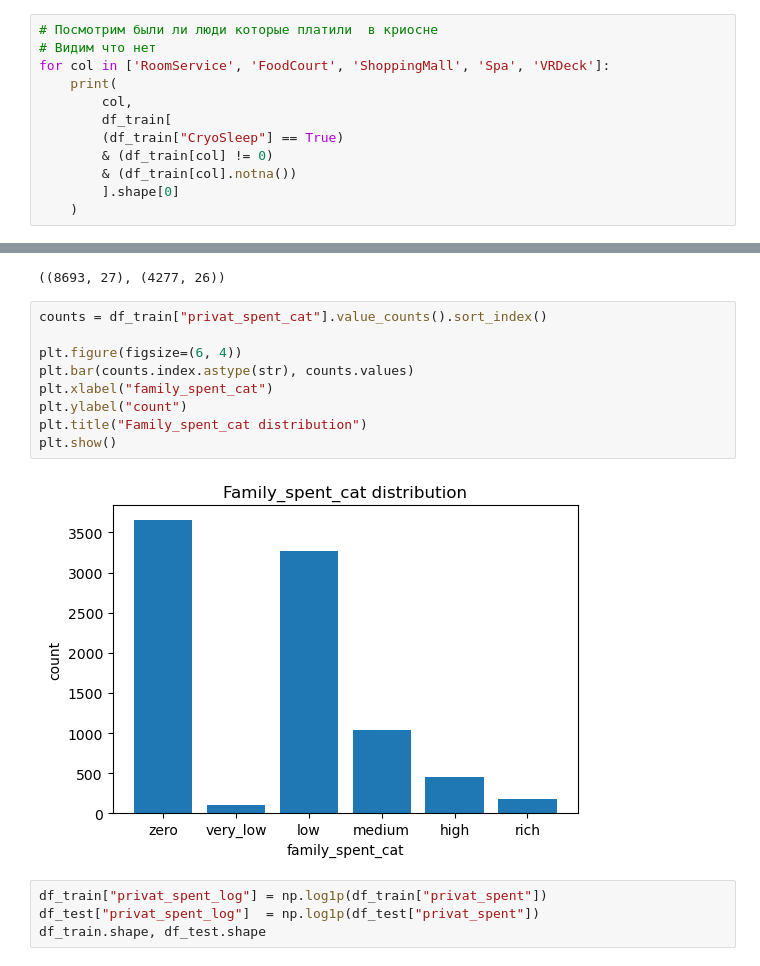
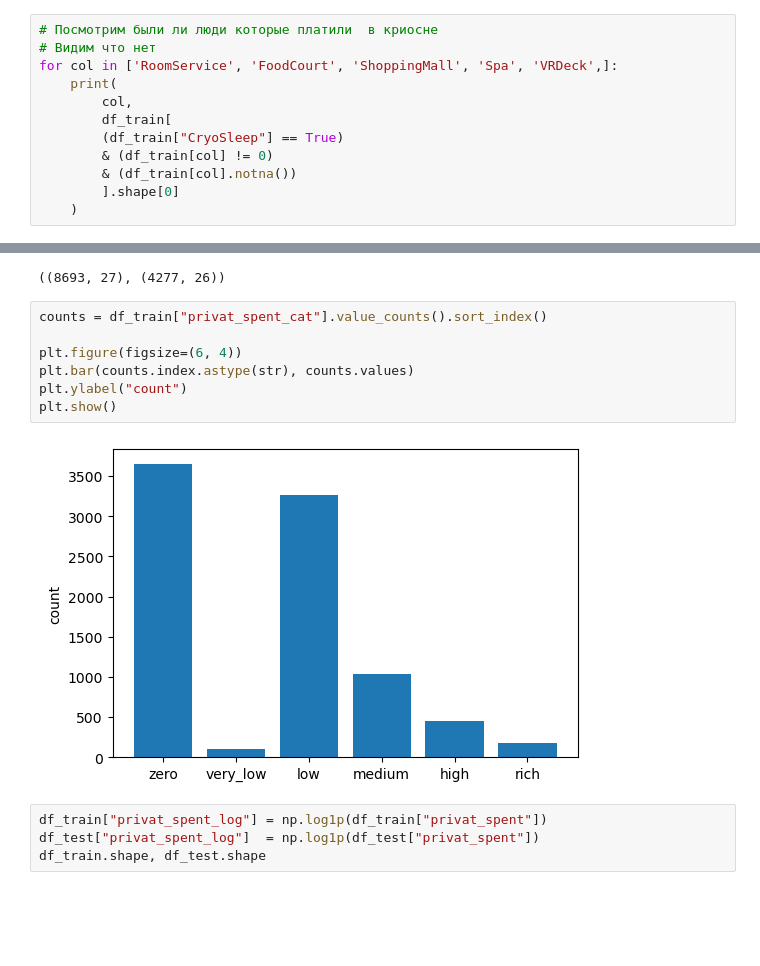
Before and after one commit to Sergey-Chursin/kaggle-spaceship-titanic-pytorch-catboost-stacking, a Jupyter notebook: notebooks/EDA_Feature_engineering.ipynb, the cells around one changed output, grey strips where cells are left out. Drawn from its saved outputs; the diff is of its cells as text; blank space fills up the shorter version.

```diff
--- a/notebooks/EDA. Feature_engineering.ipynb
+++ b/notebooks/EDA_Feature_engineering.ipynb
@@ -602,7 +602,7 @@ df_test[df_test["CryoSleep"].isna()].shape[0]
 # %%
 # Посмотрим были ли люди которые платили  в криосне
 # Видим что нет
-for col in ['RoomService', 'FoodCourt', 'ShoppingMall', 'Spa', 'VRDeck']:
+for col in ['RoomService', 'FoodCourt', 'ShoppingMall', 'Spa', 'VRDeck',]:
     print(
         col,
         df_train[
@@ -1081,14 +1081,12 @@ df_train.shape, df_test.shape
 # %%
 counts = df_train["privat_spent_cat"].value_counts().sort_index()
 
 plt.figure(figsize=(6, 4))
 plt.bar(counts.index.astype(str), counts.values)
-plt.xlabel("family_spent_cat")
 plt.ylabel("count")
-plt.title("Family_spent_cat distribution")
 plt.show()
 # %% [output]
-[figure, old version]
+[figure, new version]
 # %%
 df_train["privat_spent_log"] = np.log1p(df_train["privat_spent"])
 df_test["privat_spent_log"]  = np.log1p(df_test["privat_spent"])
```
Also changed, not shown: parts of 4 cells of this notebook, 2 other files.
